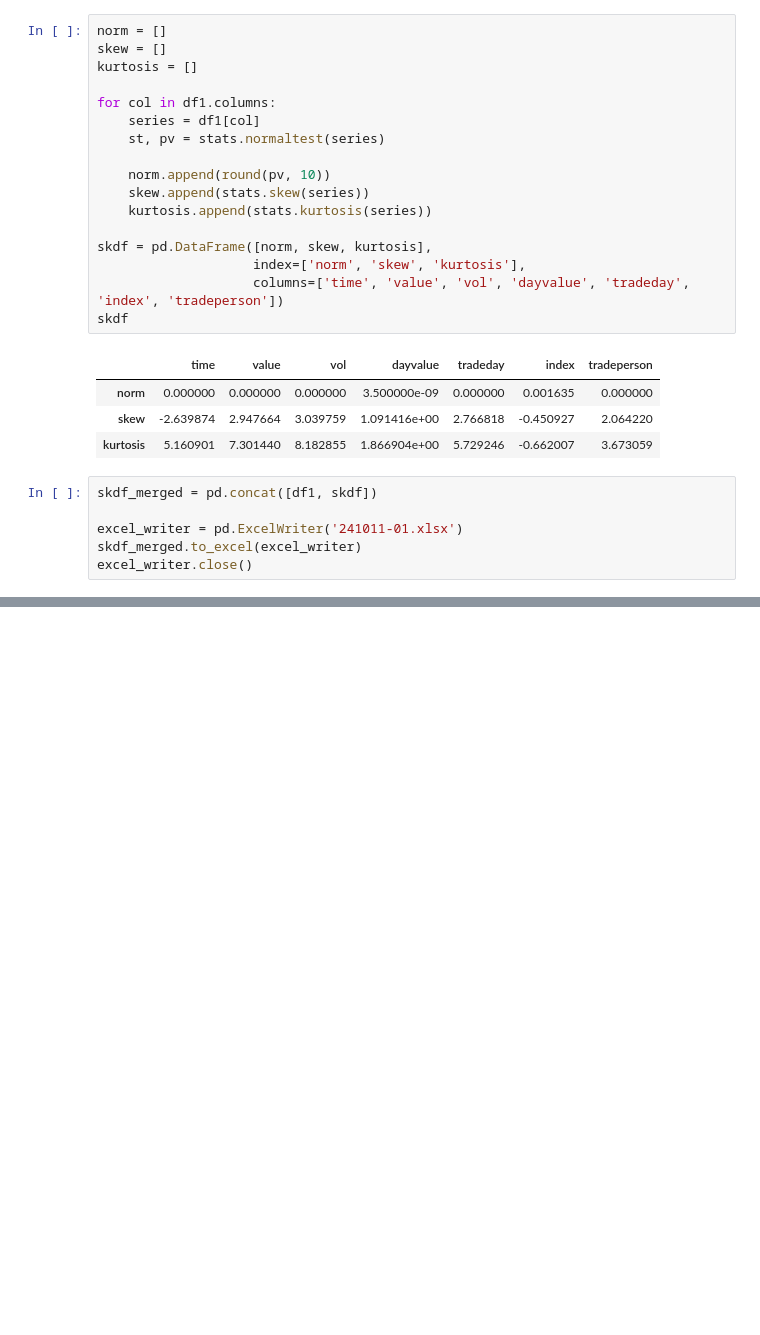
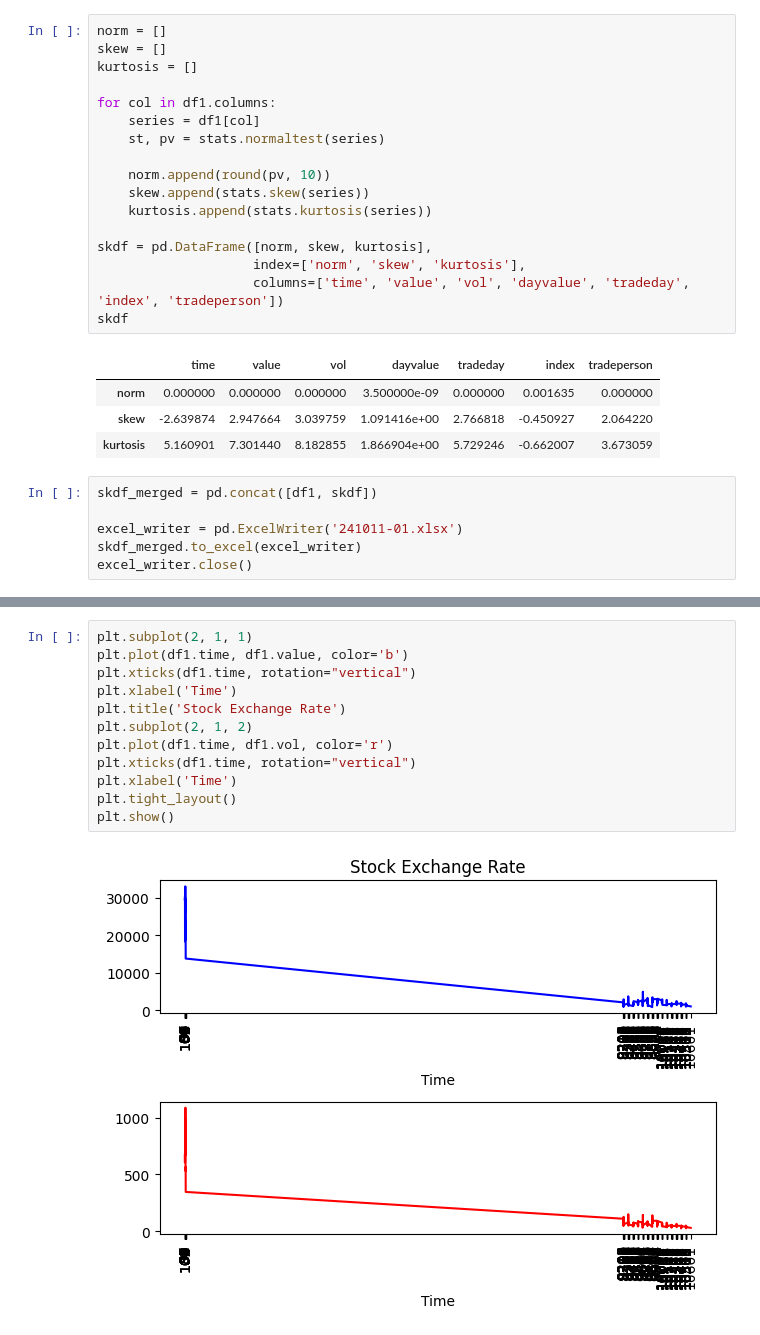
Before and after one commit to pan93412/nkust-homework, a Jupyter notebook: semester-5/big-data-implementation/python-241011/241011-01.ipynb, the cells around one changed output, grey strips where cells are left out. Cells and saved outputs as stored; diff of their text form; blank space fills up the shorter version.

```diff
--- a/semester-5/big-data-implementation/python-241011/241011-01.ipynb
+++ b/semester-5/big-data-implementation/python-241011/241011-01.ipynb
@@ -164,0 +184,14 @@ excel_writer.close()
+# %%
+plt.subplot(2, 1, 1)
+plt.plot(df1.time, df1.value, color='b')
+plt.xticks(df1.time, rotation="vertical")
+plt.xlabel('Time')
+plt.title('Stock Exchange Rate')
+plt.subplot(2, 1, 2)
+plt.plot(df1.time, df1.vol, color='r')
+plt.xticks(df1.time, rotation="vertical")
+plt.xlabel('Time')
+plt.tight_layout()
+plt.show()
+# %% [output]
+[figure, added]
```
Also changed, not shown: parts of 4 cells of this notebook, 5 other files.
